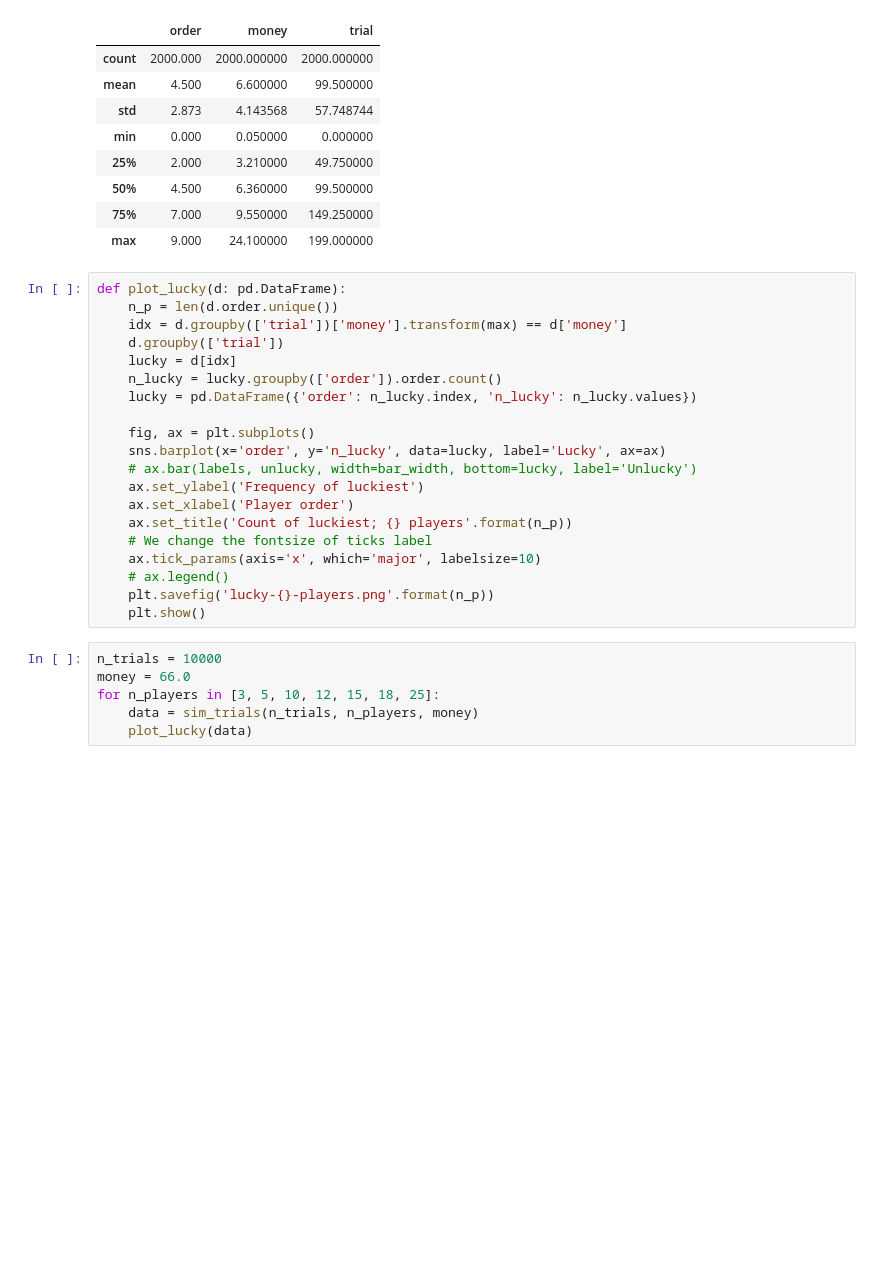
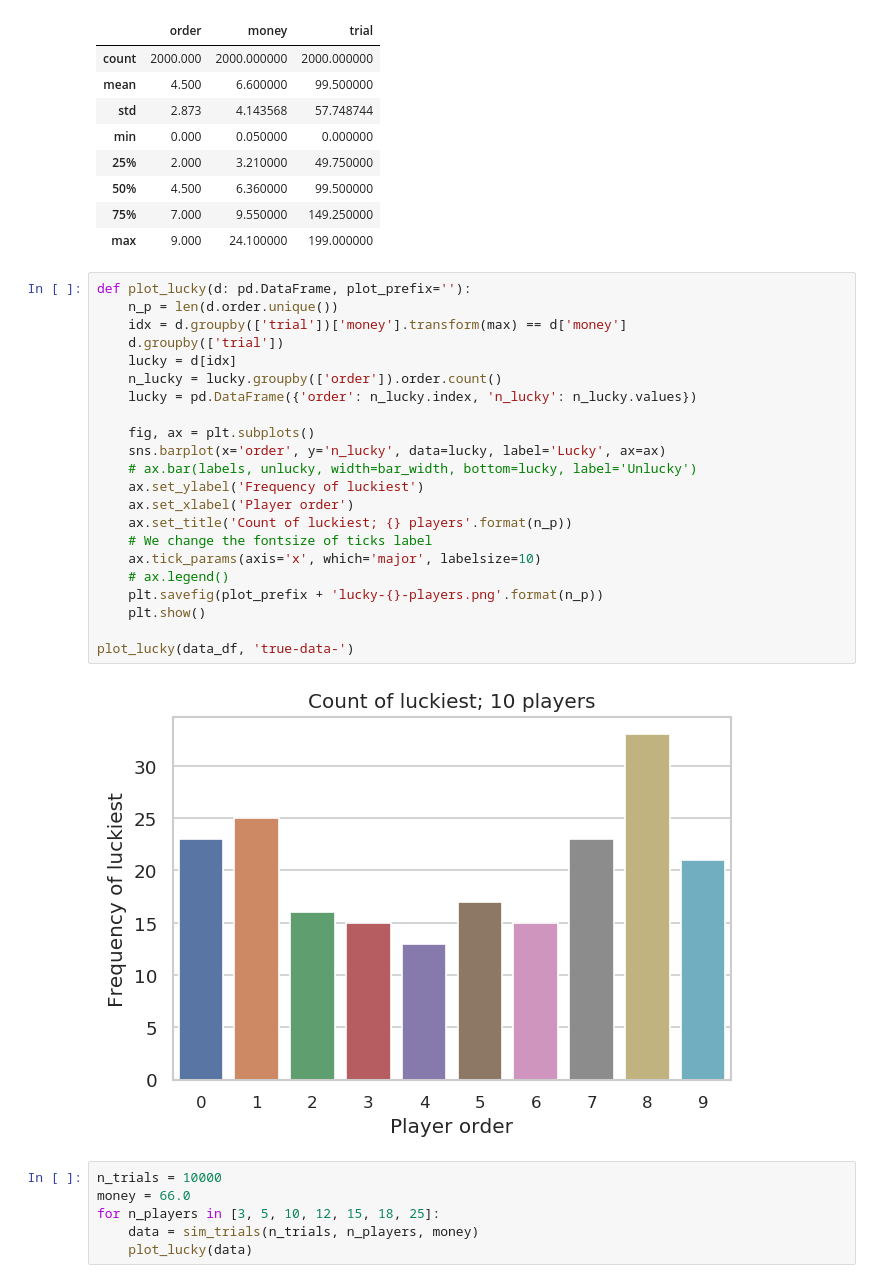
Before and after one commit to tjysdsg/wechat-red-bag, a Jupyter notebook: simulation.ipynb, the cells around one changed output. Saved outputs shown, nothing was run; the diff lists cells and outputs as text; blank space fills up the shorter version.

```diff
--- a/simulation.ipynb
+++ b/simulation.ipynb
@@ -174,25 +174,29 @@ data_df.describe()
 | 75% | 7.000 | 9.550000 | 149.250000 |
 | max | 9.000 | 24.100000 | 199.000000 |
 # %%
-def plot_lucky(d: pd.DataFrame):
+def plot_lucky(d: pd.DataFrame, plot_prefix=''):
     n_p = len(d.order.unique())
     idx = d.groupby(['trial'])['money'].transform(max) == d['money']
     d.groupby(['trial'])
     lucky = d[idx]
     n_lucky = lucky.groupby(['order']).order.count()
     lucky = pd.DataFrame({'order': n_lucky.index, 'n_lucky': n_lucky.values})
 
     fig, ax = plt.subplots()
     sns.barplot(x='order', y='n_lucky', data=lucky, label='Lucky', ax=ax)
     # ax.bar(labels, unlucky, width=bar_width, bottom=lucky, label='Unlucky')
     ax.set_ylabel('Frequency of luckiest')
     ax.set_xlabel('Player order')
     ax.set_title('Count of luckiest; {} players'.format(n_p))
     # We change the fontsize of ticks label
     ax.tick_params(axis='x', which='major', labelsize=10)
     # ax.legend()
-    plt.savefig('lucky-{}-players.png'.format(n_p))
+    plt.savefig(plot_prefix + 'lucky-{}-players.png'.format(n_p))
     plt.show()
+
+plot_lucky(data_df, 'true-data-')
+# %% [output]
+[figure, added]
 # %%
 n_trials = 10000
 money = 66.0
```
Also changed, not shown: 1 other file.
